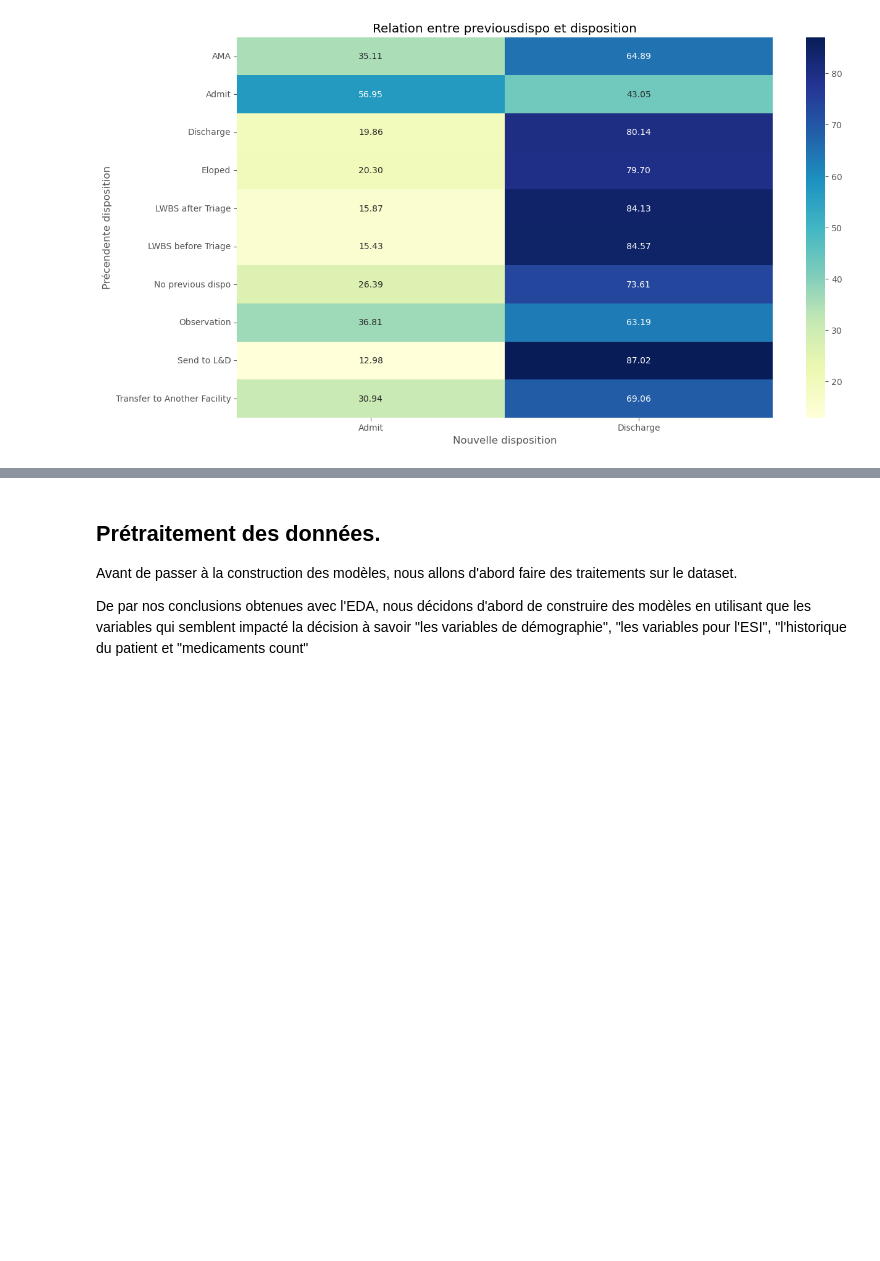
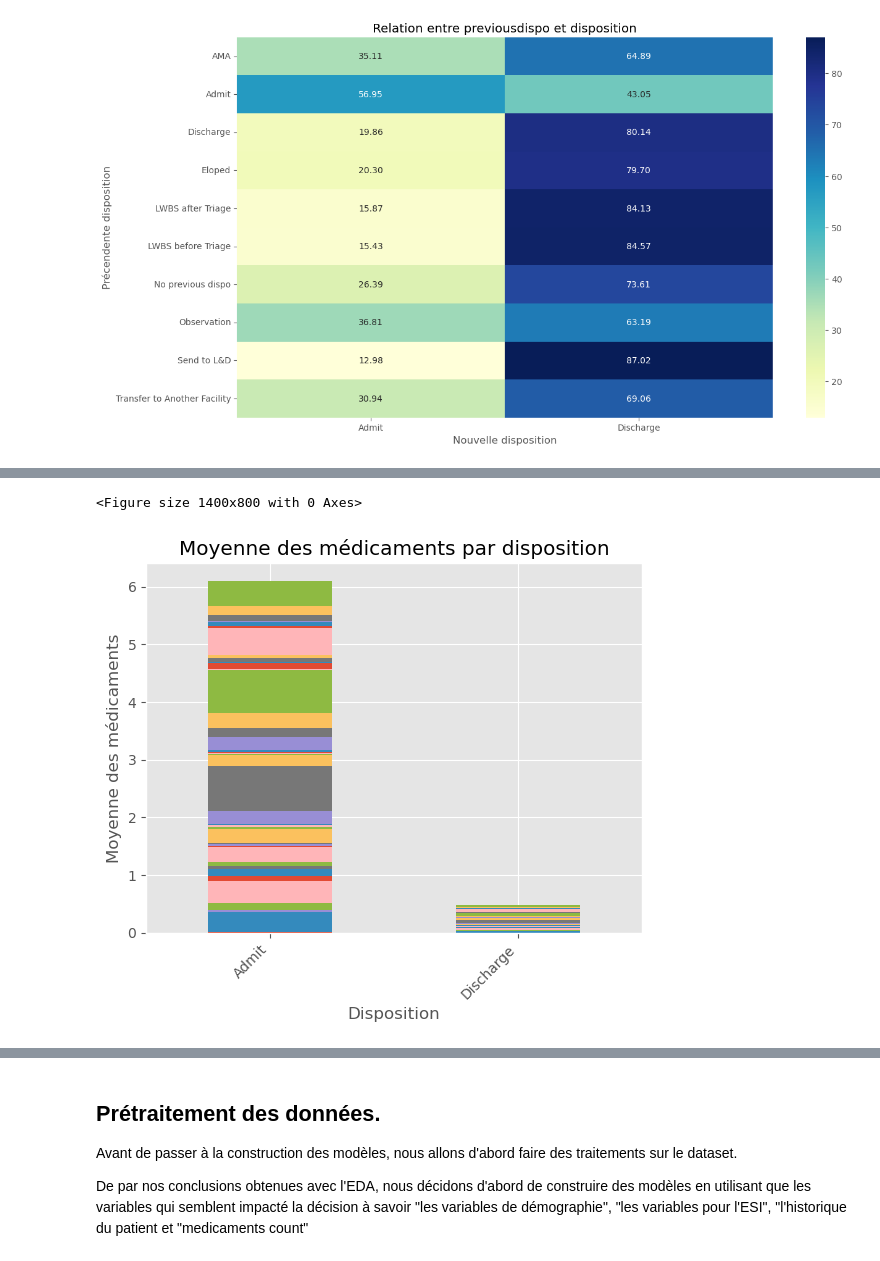
Before and after one commit to Mawbhe/Predicting-hospital-admission, a Jupyter notebook: main.ipynb, the cells around one changed output, grey strips where cells are left out. Cells and saved outputs as stored; diff of their text form; code cells hidden in the pictures; blank space fills up the shorter version.

```diff
--- a/main.ipynb
+++ b/main.ipynb
@@ -650,0 +656,7 @@ plt.show()
+# %%
+meds_columns = [col for col in data.columns if col.startswith("meds")]
+
+meds_data = data[meds_columns]
+meds_data["disposition"] = data["disposition"]
+
+meds_data.head()
@@ -650,0 +676,15 @@ plt.show()
+# %%
+mean_meds_by_disposition = meds_data.groupby('disposition').mean()
+
+plt.figure(figsize=(14, 8))
+
+mean_meds_by_disposition.plot(kind='bar', stacked=True)
+plt.title('Moyenne des médicaments par disposition')
+plt.xlabel('Disposition')
+plt.ylabel('Moyenne des médicaments')
+plt.xticks(rotation=45, ha='right')
+plt.legend().set_visible(False)
+plt.show()
+# %% [output]
+<Figure size 1400x800 with 0 Axes>
+[figure, added]
```
Also changed, not shown: parts of 47 cells of this notebook.
